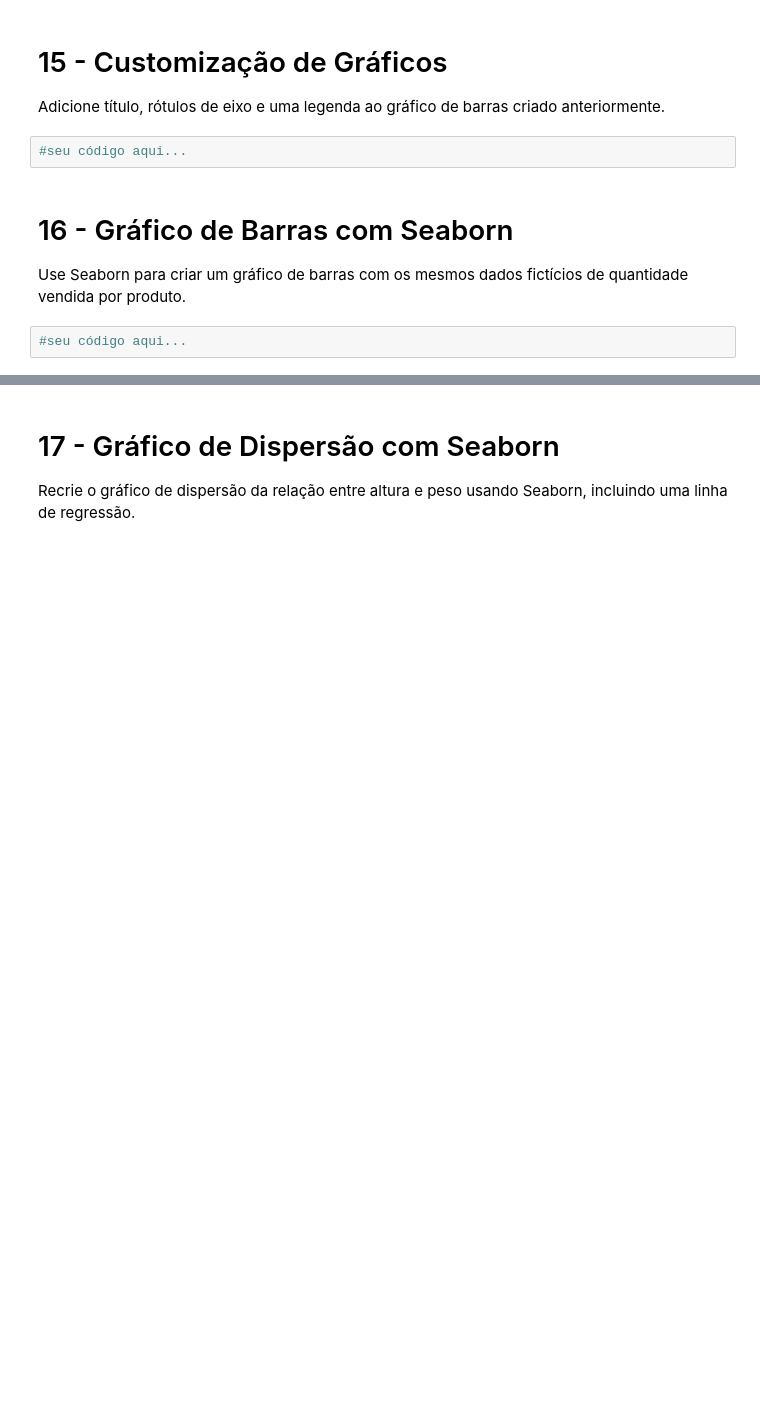
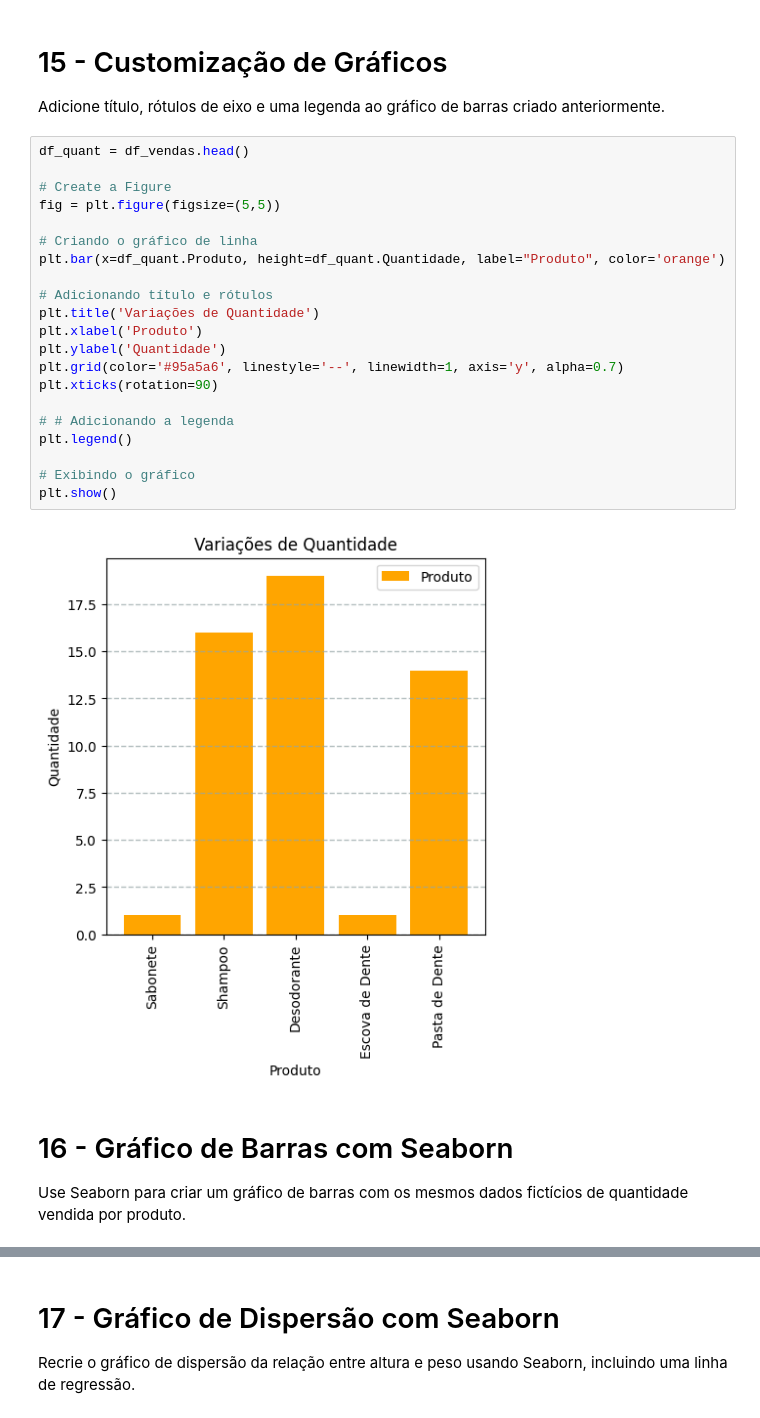
Before and after one commit to FTCLuis/Mineracao-de-Dados, a Jupyter notebook: LuisFelipeLaudacio_Aula06_Exercicios.ipynb, the cells around one changed output, grey strips where cells are left out. Saved outputs shown, nothing was run; the diff lists cells and outputs as text; blank space fills up the shorter version.

```diff
--- a/LuisFelipeLaudacio_Aula06_Exercicios.ipynb
+++ b/LuisFelipeLaudacio_Aula06_Exercicios.ipynb
@@ -329,11 +348,30 @@ Crie um gráfico de dispersão que mostre a relação entre altura e peso em um
 # 15 - Customização de Gráficos
 
 Adicione título, rótulos de eixo e uma legenda ao gráfico de barras criado anteriormente.
-# %%
-#seu código aqui...
+# %%
+df_quant = df_vendas.head()
+
+# Create a Figure
+fig = plt.figure(figsize=(5,5))
+
+# Criando o gráfico de linha
+plt.bar(x=df_quant.Produto, height=df_quant.Quantidade, label="Produto", color='orange')
+
+# Adicionando título e rótulos
+plt.title('Variações de Quantidade')
+plt.xlabel('Produto')
+plt.ylabel('Quantidade')
+plt.grid(color='#95a5a6', linestyle='--', linewidth=1, axis='y', alpha=0.7)
+plt.xticks(rotation=90)
+
+# # Adicionando a legenda
+plt.legend()
+
+# Exibindo o gráfico
+plt.show()
+# %% [output]
+[figure, added]
 # %% [markdown]
 # 16 - Gráfico de Barras com Seaborn
 
 Use Seaborn para criar um gráfico de barras com os mesmos dados fictícios de quantidade vendida por produto.
-# %%
-#seu código aqui...
```
Also changed, not shown: parts of 17 cells of this notebook.
